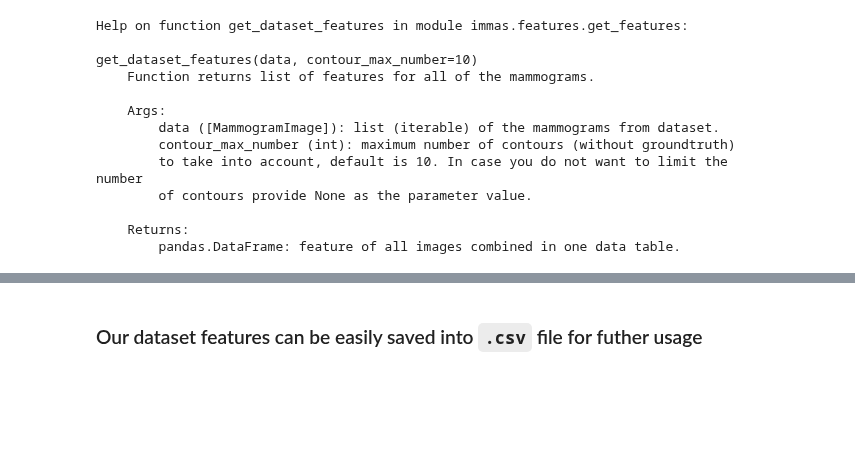
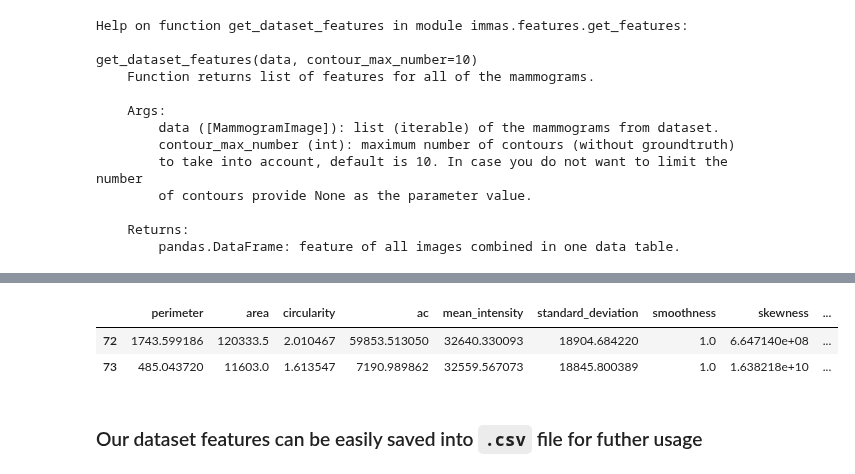
Before and after one commit to OlehKSS/IMMAS, a Jupyter notebook: examples/Features.ipynb, the cells around one changed output, grey strips where cells are left out. Drawn from its saved outputs; the diff is of its cells as text; code cells hidden in the pictures; blank space fills up the shorter version.

```diff
--- a/examples/Features.ipynb
+++ b/examples/Features.ipynb
@@ -189,3 +194,10 @@ dataset_features
+# %%
+# select only rows which represent masses
+dataset_features.loc[dataset_features['class_id'] == 1]
+# %% [output]
+|  | perimeter | area | circularity | ac | mean_intensity | standard_deviation | smoothness | skewness | ... |
+| 72 | 1743.599186 | 120333.5 | 2.010467 | 59853.513050 | 32640.330093 | 18904.684220 | 1.0 | 6.647140e+08 | ... |
+| 73 | 485.043720 | 11603.0 | 1.613547 | 7190.989862 | 32559.567073 | 18845.800389 | 1.0 | 1.638218e+10 | ... |
 # %% [markdown]
 ### Our dataset features can be easily saved into `.csv` file for futher usage
 # %%
```
Also changed, not shown: parts of 4 cells of this notebook, 1 other file.
